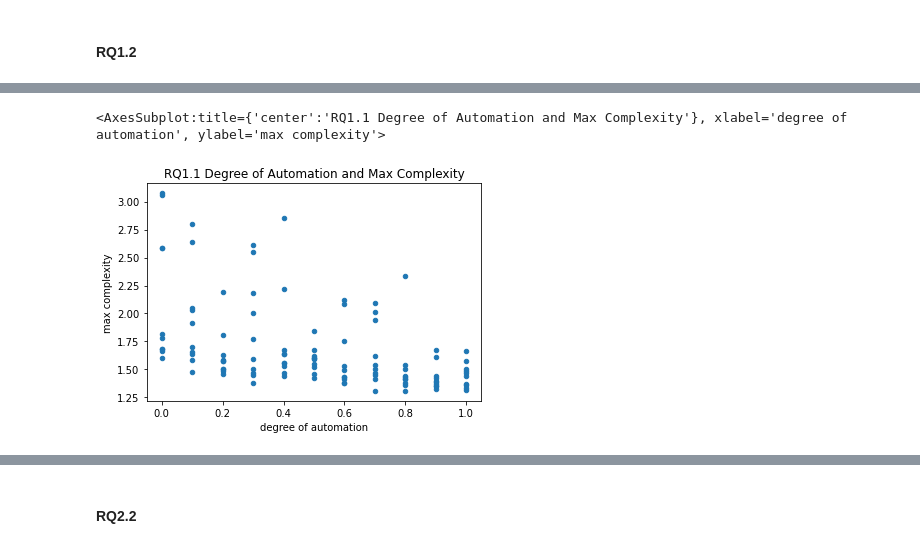
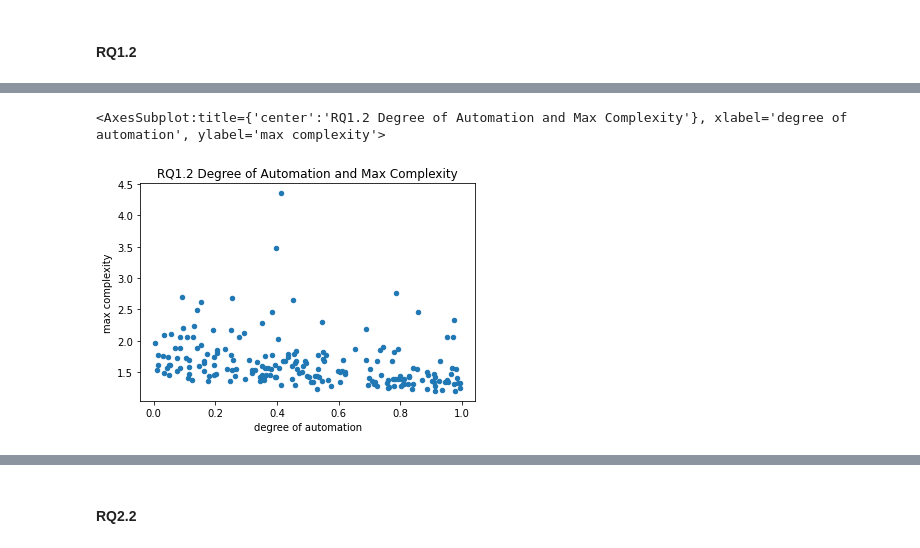
Before and after one commit to lennartebert/process_simulation, a Jupyter notebook: Process Simulation.ipynb, the cells around one changed output, grey strips where cells are left out. Saved outputs shown, nothing was run; the diff lists cells and outputs as text; code cells hidden in the pictures.

Commit message:
New random experiments

```diff
--- a/Process Simulation.ipynb
+++ b/Process Simulation.ipynb
@@ -208,7 +212,7 @@ experiments = 10
 
 a_values = [i/experiments for i in range(0, experiments + 1, 1)] # percentage of activities that are automated
 # %%
-a_results_path = os.path.join('experiment_results', 'results_a_values.pkl')
+a_results_path = os.path.join('experiment_results', 'results_a_values_cat.pkl')
 
 simulation_results = []
 if load_results_from_path:
@@ -304,0 +306,18 @@ automation_speed_df
+# %%
+time_to_measure = 200
+
+results_list = []
+# extract the speed of change from the results dataframe
+for simulation_result in simulation_results:
+    a = simulation_result['settings']['a']
+    results_df = simulation_result['results_df']
+
+    initial_complexity = results_df.loc[0][complexity_measure.lower()]
+    complexities_after_time = results_df.loc[time_to_measure][complexity_measure.lower()]
+    change_of_complexity = complexities_after_time - initial_complexity
+    speed_of_change = change_of_complexity / time_to_measure
+
+    results_list.append((a, speed_of_change))
+
+automation_speed_df = pd.DataFrame(results_list, columns=['degree of automation', 'speed to complexity'])
+automation_speed_df
@@ -323,12 +363,2 @@ SpearmanrResult(correlation=-0.7360739744966671, pvalue=2.5687224153891858e-20)
 # %% [markdown]
 #### RQ1.2
-# %%
-results_list =  []
-# compute the speed of growth for the complexity measure until time x
-for a_value, simulation_result in zip(a_values, simulation_results):
-    for run in np.unique(simulation_results[0].index.get_level_values('run')):
-        max_complexity = max(simulation_result.loc[(run, )][complexity_measure.lower()])
-        results_list.append((a_value, max_complexity))
-
-automation_max_complexity_df = pd.DataFrame(results_list, columns=['degree of automation', 'max complexity'])
-automation_max_complexity_df
@@ -348,0 +365,12 @@ automation_max_complexity_df
+# %%
+results_list = []
+# extract the speed of change from the results dataframe
+for simulation_result in simulation_results:
+    a = simulation_result['settings']['a']
+    results_df = simulation_result['results_df']
+
+    max_complexity = max(results_df[complexity_measure.lower()])
+    results_list.append((a, max_complexity))
+
+automation_max_complexity_df = pd.DataFrame(results_list, columns=['degree of automation', 'max complexity'])
+automation_max_complexity_df
@@ -349,5 +391,5 @@ automation_max_complexity_df
 # %%
-automation_max_complexity_df.plot.scatter(x='degree of automation', y='max complexity', title='RQ1.1 Degree of Automation and Max Complexity')
+automation_max_complexity_df.plot.scatter(x='degree of automation', y='max complexity', title='RQ1.2 Degree of Automation and Max Complexity')
 # %% [output]
-<AxesSubplot:title={'center':'RQ1.1 Degree of Automation and Max Complexity'}, xlabel='degree of automation', ylabel='max complexity'>
+<AxesSubplot:title={'center':'RQ1.2 Degree of Automation and Max Complexity'}, xlabel='degree of automation', ylabel='max complexity'>
-[figure, old version]
+[figure, new version]
```
Also changed, not shown: parts of 76 cells of this notebook, 5 other files.
